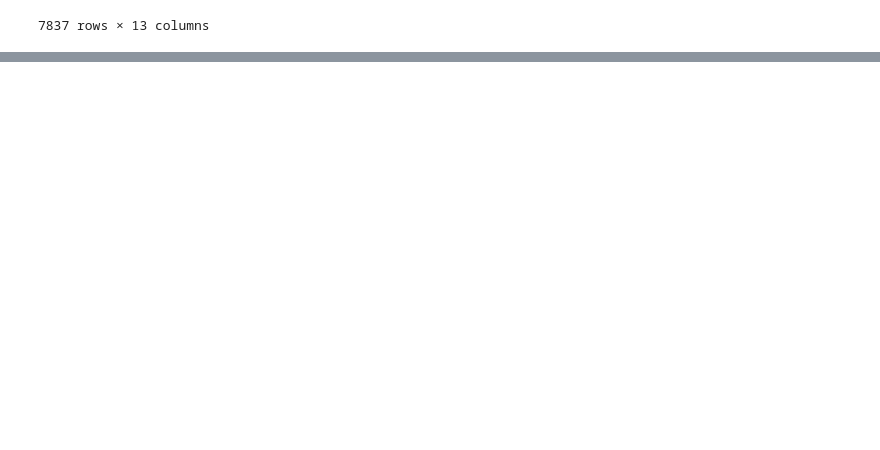
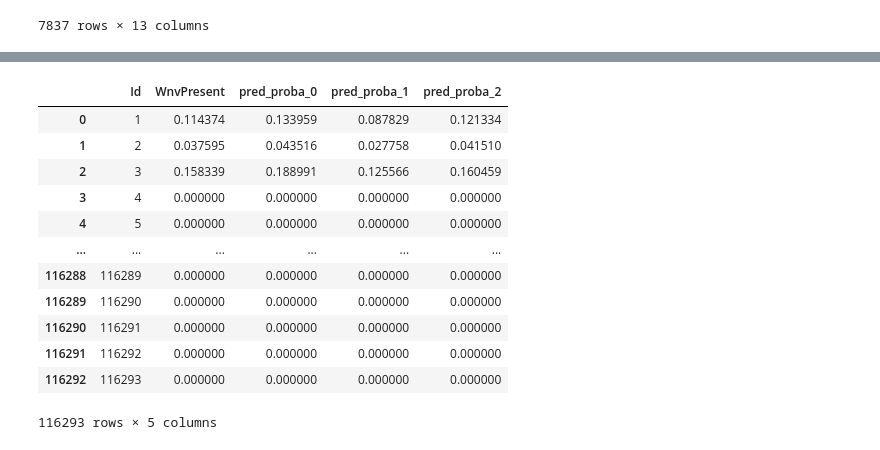
Before and after one commit to AgaZgo/west_nile_virus_prediction, a Jupyter notebook: notebooks/12_log_regr.ipynb, the cells around one changed output, grey strips where cells are left out. Cells and saved outputs as stored; diff of their text form; code cells hidden in the pictures; blank space fills up the shorter version.

```diff
--- a/notebooks/12_log_regr.ipynb
+++ b/notebooks/12_log_regr.ipynb
@@ -111,0 +534,16 @@ train_df
+# %%
+results =
+# %% [output]
+|  | Id | WnvPresent | pred_proba_0 | pred_proba_1 | pred_proba_2 |
+| 0 | 1 | 0.114374 | 0.133959 | 0.087829 | 0.121334 |
+| 1 | 2 | 0.037595 | 0.043516 | 0.027758 | 0.041510 |
+| 2 | 3 | 0.158339 | 0.188991 | 0.125566 | 0.160459 |
+| 3 | 4 | 0.000000 | 0.000000 | 0.000000 | 0.000000 |
+| 4 | 5 | 0.000000 | 0.000000 | 0.000000 | 0.000000 |
+| ... | ... | ... | ... | ... | ... |
+| 116288 | 116289 | 0.000000 | 0.000000 | 0.000000 | 0.000000 |
+| 116289 | 116290 | 0.000000 | 0.000000 | 0.000000 | 0.000000 |
+| 116290 | 116291 | 0.000000 | 0.000000 | 0.000000 | 0.000000 |
+| 116291 | 116292 | 0.000000 | 0.000000 | 0.000000 | 0.000000 |
+| 116292 | 116293 | 0.000000 | 0.000000 | 0.000000 | 0.000000 |
+116293 rows × 5 columns
```
Also changed, not shown: parts of 47 cells of this notebook.
